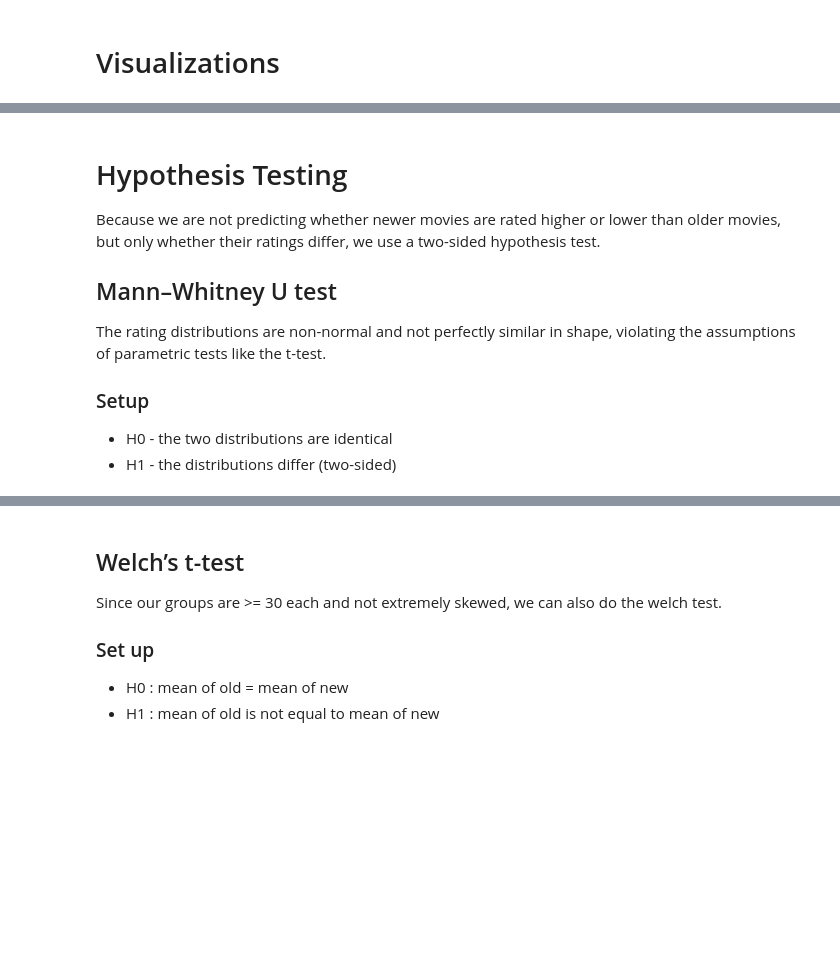
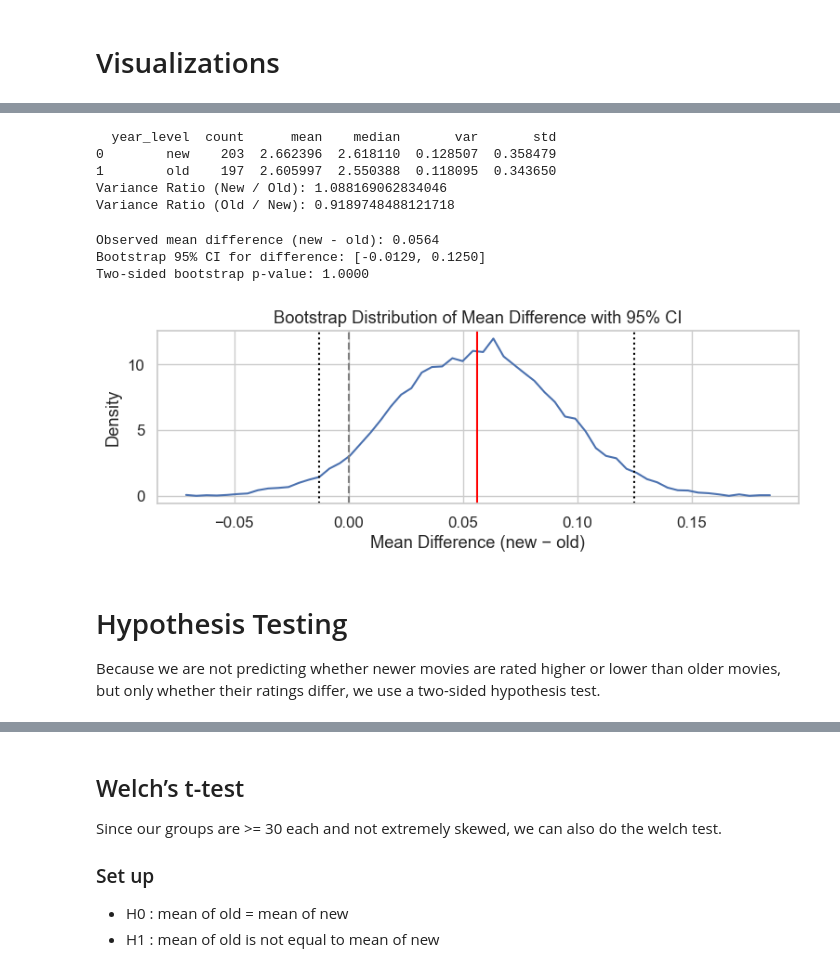
Before and after one commit to paolacalle/movie-ratings-replication, a Jupyter notebook: problem_set/2.ipynb, the cells around one changed output, grey strips where cells are left out. Cells and saved outputs as stored; diff of their text form; code cells hidden in the pictures; blank space fills up the shorter version.

```diff
--- a/problem_set/2.ipynb
+++ b/problem_set/2.ipynb
@@ -81,11 +117,73 @@ gf.plot_distrubtion(old_movies, "Old Movies", y='average_rating')
+# %%
+# variance for each group
+# drop NA values first
+variance_table = movie_popular_data.groupby('year_level')['average_rating'].agg(['count', 'mean', 'median', 'var', 'std']).reset_index()
+print(variance_table)
+
+ratio = variance_table.loc[variance_table['year_level'] == 'new', 'var'].values[0] / variance_table.loc[variance_table['year_level'] == 'old', 'var'].values[0]
+print(f"Variance Ratio (New / Old): {ratio}")
+print(f"Variance Ratio (Old / New): {1/ratio}")
+# %% [output]
+  year_level  count      mean    median       var       std
+0        new    203  2.662396  2.618110  0.128507  0.358479
+1        old    197  2.605997  2.550388  0.118095  0.343650
+Variance Ratio (New / Old): 1.088169062834046
+Variance Ratio (Old / New): 0.9189748488121718
+# %%
+# did a bootstrap to estimate the 95% CI for the mean difference
+# though I think it might be overkill since the t-test is robust to
+# non-normality with large enough samples
+
+rng = np.random.default_rng(42)
+
+old_r = old_movies['average_rating'].to_numpy()
+new_r = new_movies['average_rating'].to_numpy()
+
+B = 10000
+n = min(len(new_r), len(old_r))     # balance the resamples
+boot_old = np.empty(B)
+boot_new = np.empty(B)
+boot_delta = np.empty(B)
+
+for b in range(B):
+    old_s = rng.choice(old_r, size=n, replace=True)
+    new_s = rng.choice(new_r, size=n, replace=True)
+    boot_old[b] = old_s.mean()
+    boot_new[b] = new_s.mean()
+    boot_delta[b] = boot_new[b] - boot_old[b]
+
+# Percentile CI for the mean difference
+ci_lo, ci_hi = np.percentile(boot_delta, [2.5, 97.5])
+delta_hat = new_r.mean() - old_r.mean()
+
+# Two-sided bootstrap p-value for H0: delta = 0
+# (proportion as or more extreme than |delta_hat|)
+p_boot = (np.mean(np.abs(boot_delta) >= abs(delta_hat)) * 2).clip(0,1)
+
+print(f"Observed mean difference (new - old): {delta_hat:.4f}")
+print(f"Bootstrap 95% CI for difference: [{ci_lo:.4f}, {ci_hi:.4f}]")
+print(f"Two-sided bootstrap p-value: {p_boot:.4f}")
+
+plt.figure(figsize=(8,3))
+counts, bin_edges = np.histogram(boot_delta, bins='auto', density=True)
+bin_centers = (bin_edges[:-1] + bin_edges[1:]) / 2
+plt.plot(bin_centers, counts)
+plt.axvline(0, linestyle='--', color='gray')
+plt.axvline(ci_lo, linestyle=':', color='black')
+plt.axvline(ci_hi, linestyle=':', color='black')
+plt.axvline(delta_hat, linestyle='-', color='red')
+plt.xlabel('Mean Difference (new − old)')
+plt.ylabel('Density')
+plt.title('Bootstrap Distribution of Mean Difference with 95% CI')
+plt.tight_layout()
+
+plt.savefig('../figures/bootstrap_mean_difference_year.pdf')
+# %% [output]
+Observed mean difference (new - old): 0.0564
+Bootstrap 95% CI for difference: [-0.0129, 0.1250]
+Two-sided bootstrap p-value: 1.0000
+[figure, added]
 # %% [markdown]
 # Hypothesis Testing
 
 Because we are not predicting whether newer movies are rated higher or lower than older movies, but only whether their ratings differ, we use a two-sided hypothesis test.
-
-## Mann–Whitney U test
-The rating distributions are non-normal and not perfectly similar in shape, violating the assumptions of parametric tests like the t-test.
-
-### Setup
-- H0 - the two distributions are identical
-- H1 - the distributions differ (two-sided)
```
Also changed, not shown: parts of 8 cells of this notebook.
